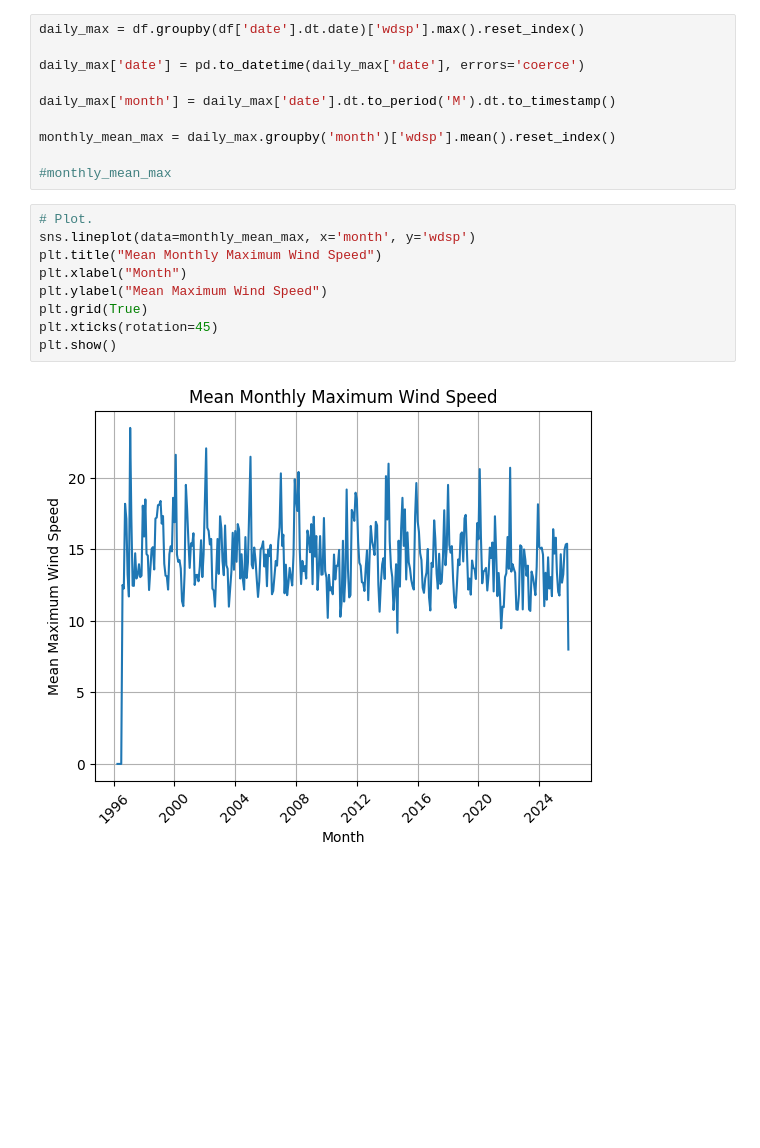
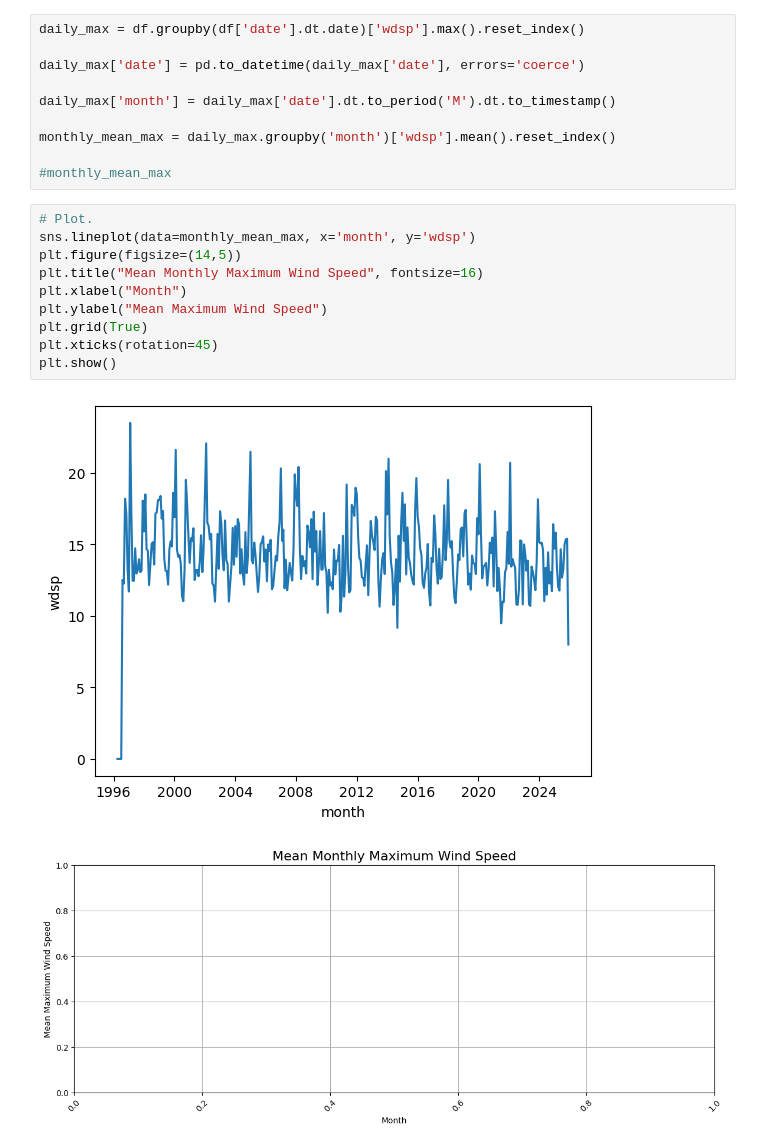
Before and after one commit to dimon-ua/PFDA, a Jupyter notebook: assignments/assignment_6_Weather.ipynb, the cells around one changed output. Saved outputs shown, nothing was run; the diff lists cells and outputs as text; blank space fills up the shorter version.

Commit message:
The monthly mean of the daily max windspeeds

```diff
--- a/assignments/assignment_6_Weather.ipynb
+++ b/assignments/assignment_6_Weather.ipynb
@@ -152,11 +152,13 @@ monthly_mean_max = daily_max.groupby('month')['wdsp'].mean().reset_index()
 # %%
 # Plot.
 sns.lineplot(data=monthly_mean_max, x='month', y='wdsp')
-plt.title("Mean Monthly Maximum Wind Speed")
+plt.figure(figsize=(14,5))
+plt.title("Mean Monthly Maximum Wind Speed", fontsize=16)
 plt.xlabel("Month")
 plt.ylabel("Mean Maximum Wind Speed")
 plt.grid(True)
 plt.xticks(rotation=45)
 plt.show()
 # %% [output]
-[figure, old version]
+[figure, new version]
+[figure, added]
```
